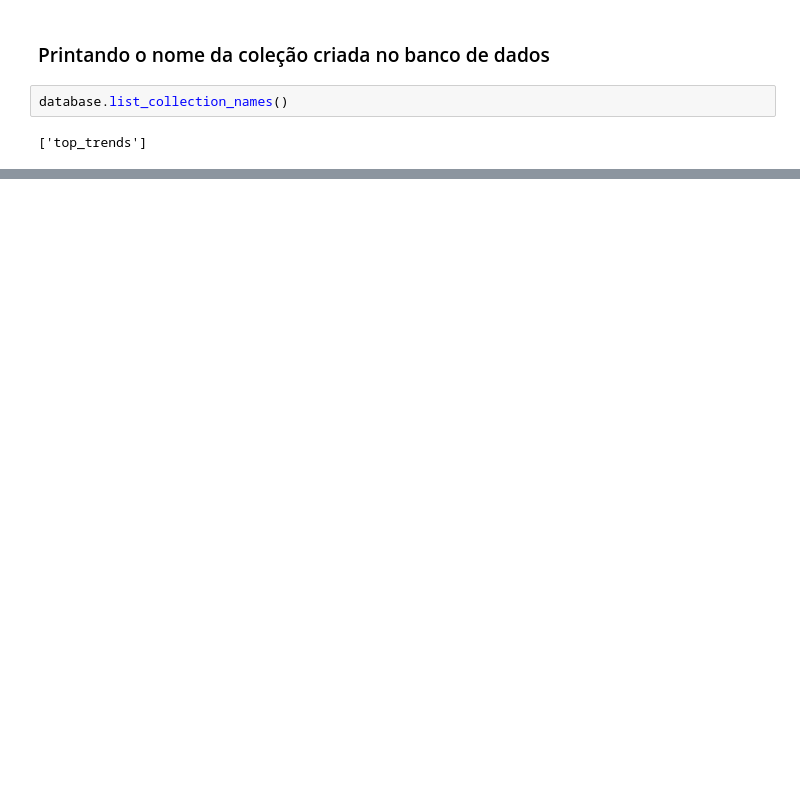
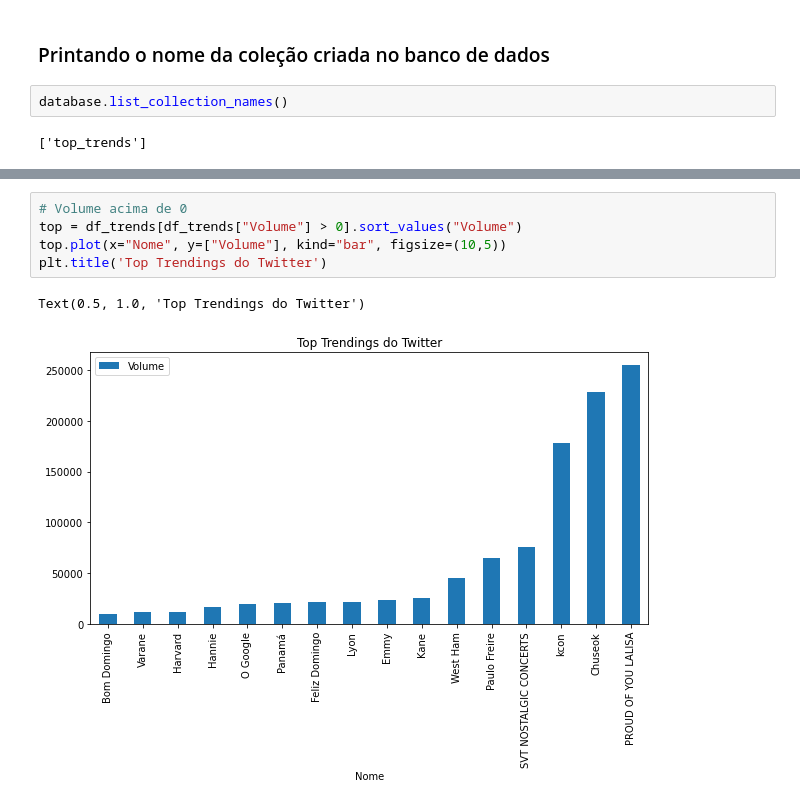
Before and after one commit to LeiteSS/data-challenger-carrefour, a Jupyter notebook: App.ipynb, the cells around one changed output, grey strips where cells are left out. Cells and saved outputs as stored; diff of their text form; blank space fills up the shorter version.

```diff
--- a/App.ipynb
+++ b/App.ipynb
@@ -148,0 +241,8 @@ database.list_collection_names()
+# %%
+# Volume acima de 0
+top = df_trends[df_trends["Volume"] > 0].sort_values("Volume")
+top.plot(x="Nome", y=["Volume"], kind="bar", figsize=(10,5))
+plt.title('Top Trendings do Twitter')
+# %% [output]
+Text(0.5, 1.0, 'Top Trendings do Twitter')
+[figure, added]
```
Also changed, not shown: parts of 16 cells of this notebook, 1 other file.
